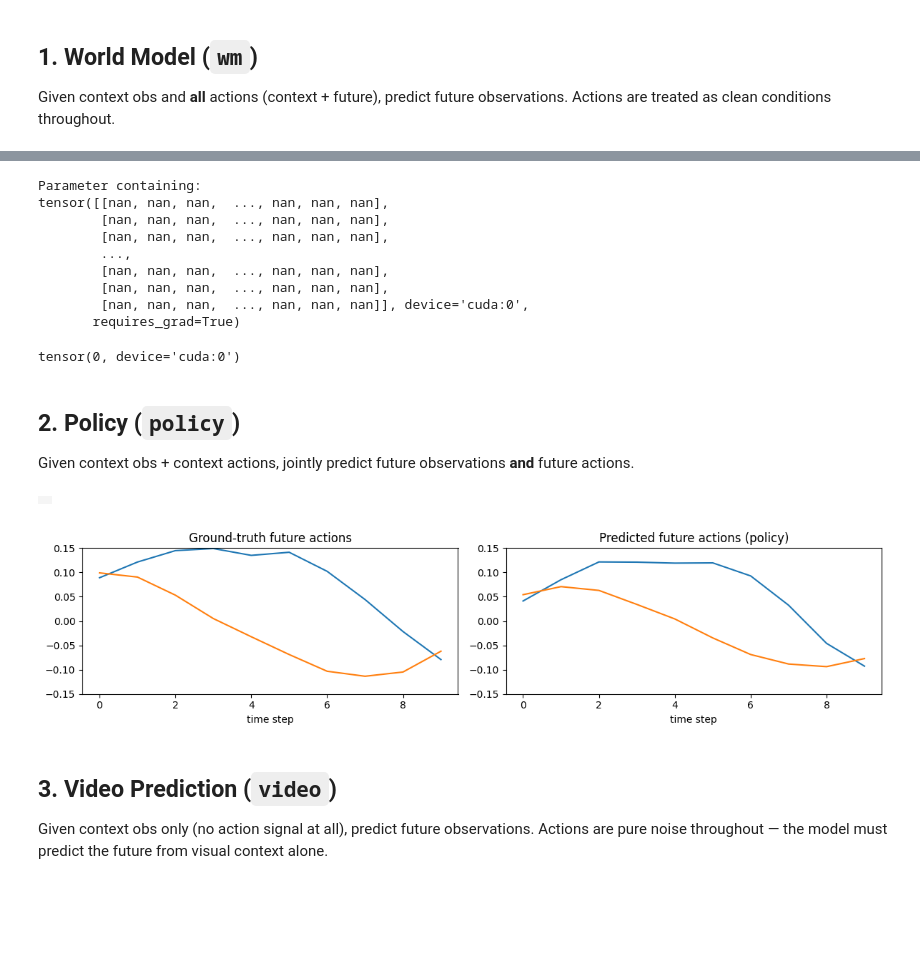
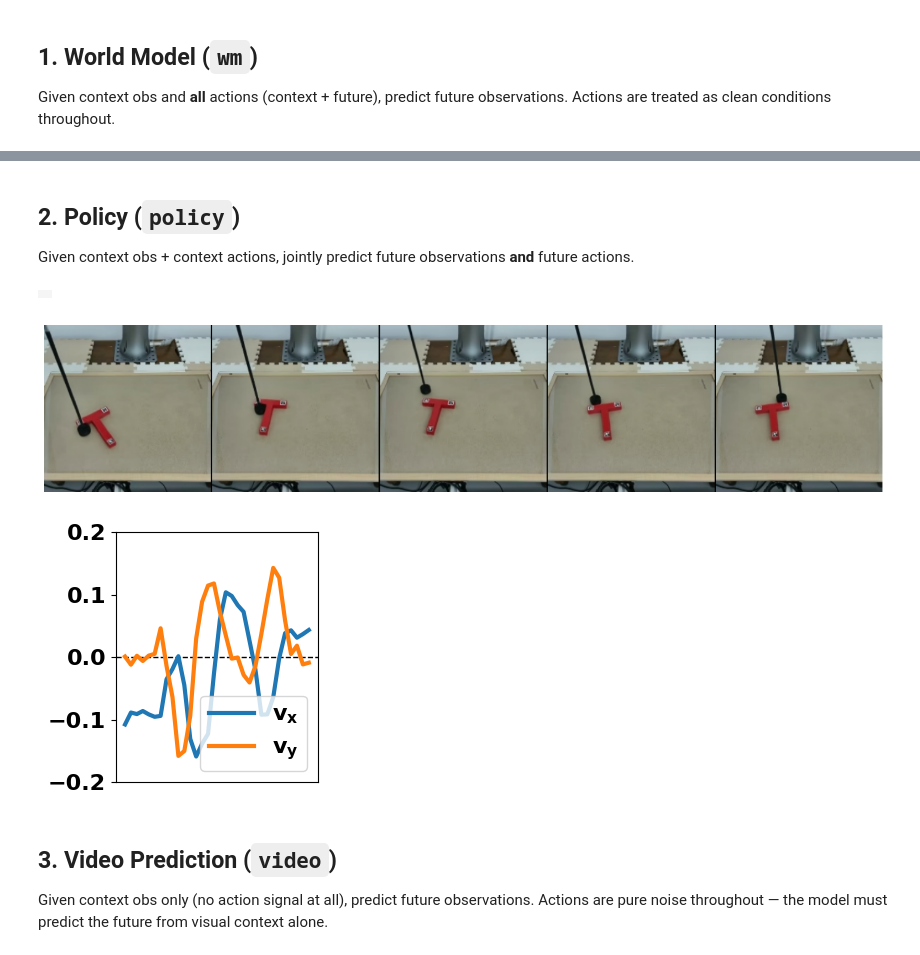
Before and after one commit to Rooholla-KhorramBakht/dreamerV4-UWM, a Jupyter notebook: notebooks/sampling.ipynb, the cells around one changed output, grey strips where cells are left out. Drawn from its saved outputs; the diff is of its cells as text; code cells hidden in the pictures; blank space fills up the shorter version.

```diff
--- a/notebooks/sampling.ipynb
+++ b/notebooks/sampling.ipynb
@@ -183,16 +80,0 @@ def forward_dynamics_no_cache(
-# %%
-num_pred_steps=10
-latents_ctx = latents[:, :8, ...]
-cond_actions = actions[:latents_ctx.shape[1]][None]
-with torch.autocast(device_type='cuda', dtype=torch.bfloat16):
-    z, act = forward_dynamics_no_cache(denoiser,
-                                latents_ctx,
-                                cond_actions,
-                                num_pred_steps=num_pred_steps,
-                                num_diffusion_steps=128)
-
-    with torch.no_grad():
-        img_pred = tokenizer.decode(z)
-
-
-plotVideo(img_pred[0].to(torch.float32))
@@ -263,10 +141,16 @@ latents_ctx = latents[:, :4, ...]
+# %%
+num_pred_steps = 32
+num_diffusion_steps = 128
+latents_ctx = latents[:, :32, ...].clone()
+# latents_ctx[:, :31] = latents_ctx[:, 0]
 # %% [markdown]
 ## 1. World Model (`wm`)
 Given context obs and **all** actions (context + future), predict future observations. Actions are treated as clean conditions throughout.
 # %%
 T_ctx = latents_ctx.shape[1]
-all_actions_wm = actions[:T_ctx + num_pred_steps][None]  # (1, T_total, n_act)
-
+all_actions_wm = actions[:T_ctx + num_pred_steps][None].clone()  # (1, T_total, n_act)
+all_actions_wm[:, T_ctx:, 0] =  0.0  # zero out future actions for worldmodel sampling
+all_actions_wm[:, T_ctx:, 1] =  0.1
 with torch.autocast(device_type='cuda', dtype=torch.bfloat16):
     pred_obs_wm, _ = unified_flowmatching_sampler(
         denoiser, latents_ctx, mode='wm',
@@ -278,5 +162,7 @@ with torch.autocast(device_type='cuda', dtype=torch.bfloat16):
         img_pred_wm = tokenizer.decode(pred_obs_wm)
 
 plotVideo(img_pred_wm[0].to(torch.float32))
+plotSnapshots(img_pred_wm[0].to(torch.float32), n_frames=4)
+plotActions(all_actions_wm[0, T_ctx:T_ctx+num_pred_steps])
 # %% [output]
 |  |
@@ -283,55 +171,27 @@ plotVideo(img_pred_wm[0].to(torch.float32))
-# %%
-denoiser.model.layers[0].layers[0].attn.attn.W_q.weight
-# %% [output]
-Parameter containing:
-tensor([[nan, nan, nan,  ..., nan, nan, nan],
-        [nan, nan, nan,  ..., nan, nan, nan],
-        [nan, nan, nan,  ..., nan, nan, nan],
-        ...,
-        [nan, nan, nan,  ..., nan, nan, nan],
-        [nan, nan, nan,  ..., nan, nan, nan],
-        [nan, nan, nan,  ..., nan, nan, nan]], device='cuda:0',
-       requires_grad=True)
-# %%
-latents_ctx.isnan().count_nonzero()
-# %% [output]
-tensor(0, device='cuda:0')
 # %% [markdown]
 ## 2. Policy (`policy`)
 Given context obs + context actions, jointly predict future observations **and** future actions.
 # %%
 ctx_actions_policy = actions[:T_ctx][None].cuda()  # (1, T_ctx, n_act)
 
 with torch.autocast(device_type='cuda', dtype=torch.bfloat16):
     pred_obs_pol, pred_act_pol = unified_flowmatching_sampler(
         denoiser, latents_ctx, mode='policy',
         ctx_actions=ctx_actions_policy,
         num_pred_steps=num_pred_steps,
         num_diffusion_steps=num_diffusion_steps,
     )
     with torch.no_grad():
         img_pred_pol = tokenizer.decode(pred_obs_pol)
 
 plotVideo(img_pred_pol[0].to(torch.float32))
-
-# Plot predicted vs ground-truth actions
-fig, axes = plt.subplots(1, 2, figsize=(12, 3))
-gt_act = actions[T_ctx:T_ctx + num_pred_steps].cpu().float().numpy()
+plotSnapshots(img_pred_pol[0].to(torch.float32))
 pr_act = pred_act_pol[0].cpu().float().numpy()
-axes[0].set_title("Ground-truth future actions")
-axes[0].plot(gt_act)
-axes[0].set_ylim(-0.15, 0.15)
-axes[1].set_title("Predicted future actions (policy)")
-axes[1].plot(pr_act)
-axes[1].set_ylim(-0.15, 0.15)
-
-for ax in axes:
-    ax.set_xlabel("time step")
-plt.tight_layout()
-plt.show()
+plotActions(pr_act)
 # %% [output]
 |  |
-[figure, old version]
+[figure, new version]
+[figure, added]
 # %% [markdown]
 ## 3. Video Prediction (`video`)
 Given context obs only (no action signal at all), predict future observations. Actions are pure noise throughout — the model must predict the future from visual context alone.
```
Also changed, not shown: parts of 23 cells of this notebook, 4 other files.
